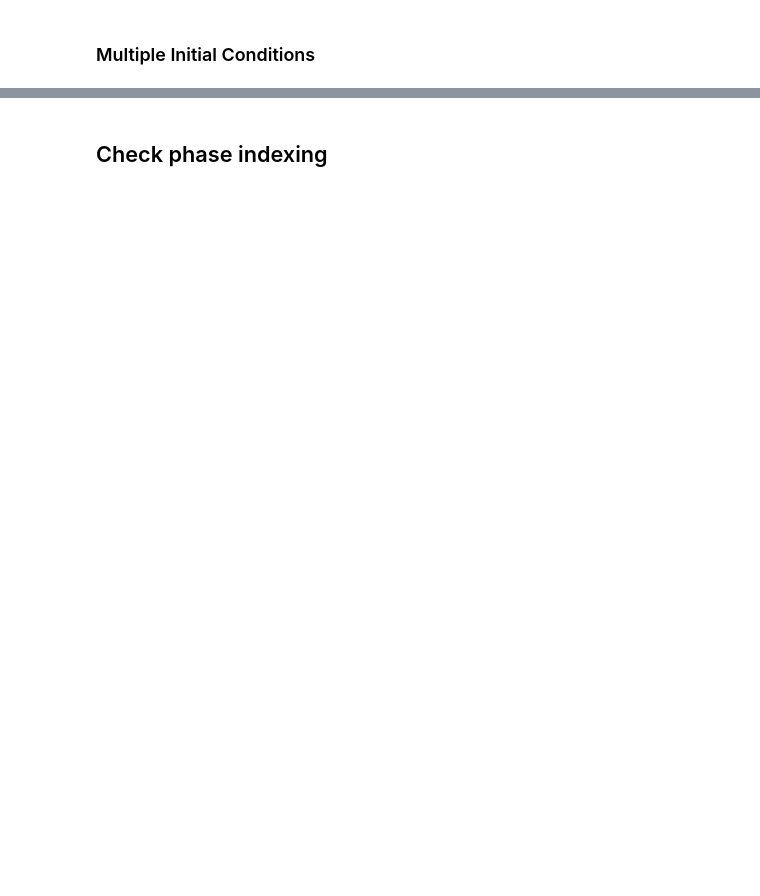
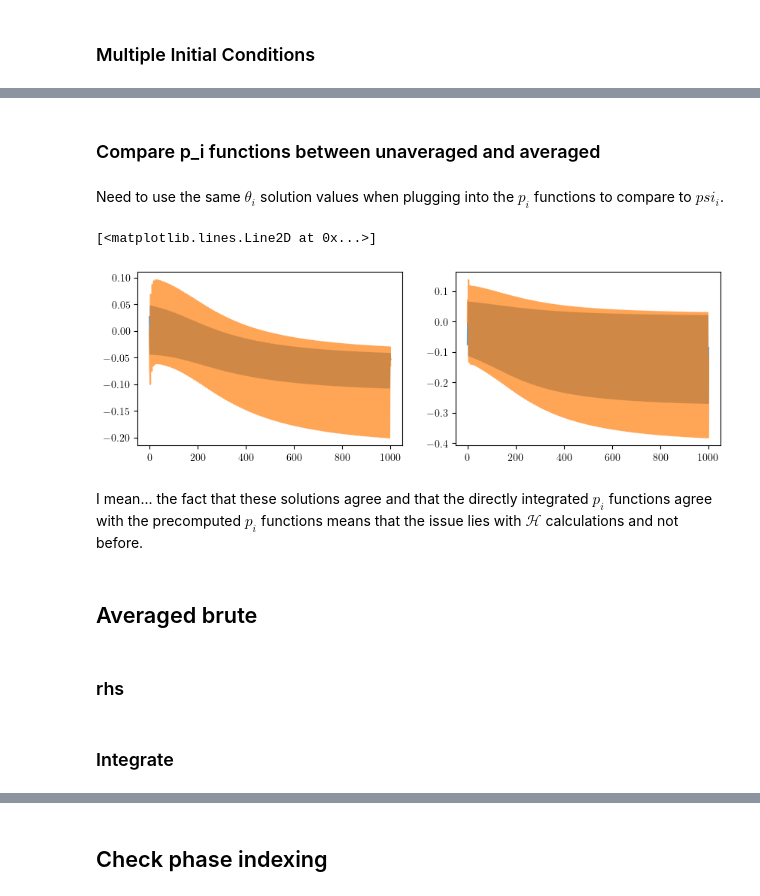
Before and after one commit to youngmp/nm, a Jupyter notebook: jupyter/run_gw2.ipynb, the cells around one changed output, grey strips where cells are left out. Saved outputs shown, nothing was run; the diff lists cells and outputs as text; code cells hidden in the pictures; blank space fills up the shorter version.

```diff
--- a/jupyter/run_gw2.ipynb
+++ b/jupyter/run_gw2.ipynb
@@ -515,0 +585,25 @@ plt.savefig('unave_blue_vs_full_black_vs_1d_red.png')
+# %% [markdown]
+### Compare p_i functions between unaveraged and averaged
+# %% [markdown]
+Need to use the same $\theta_i$ solution values when plugging into the $p_i$ functions to compare to $psi_i$.
+# %%
+tha_0 = out12_ua.y[0]; thb_0 = out12_ua.y[2]
+eps_0 = eps21
+psi_approx_a = eps_0*a12.system1.p['lam'][1](tha_0,thb_0) + eps_0**2*a12.system1.p['lam'][2](tha_0,thb_0) + eps_0**3*a12.system1.p['lam'][3](tha_0,thb_0)
+psi_approx_b = eps_0*a12.system2.p['lam'][1](tha_0,thb_0) + eps_0**2*a12.system2.p['lam'][2](tha_0,thb_0) + eps_0**3*a12.system1.p['lam'][3](tha_0,thb_0)
+# %%
+fig,axs = plt.subplots(1,2,figsize=(10,3))
+axs[0].plot(out12_ua.t,psi_approx_a,alpha=.7)
+axs[0].plot(out12_ua.t,out12_ua.y[1],alpha=.7)
+
+axs[1].plot(out12_ua.t,psi_approx_b,alpha=.7)
+axs[1].plot(out12_ua.t,out12_ua.y[3],alpha=.7)
+# %% [output]
+[<matplotlib.lines.Line2D at 0x...>]
+[figure, added]
+# %% [markdown]
+I mean... the fact that these solutions agree and that the directly integrated $p_i$ functions agree with the precomputed $p_i$ functions means that the issue lies with $\mathcal{H}$ calculations and not before.
+# %% [markdown]
+## Averaged brute
+# %% [markdown]
+### rhs
@@ -515,0 +637,2 @@ plt.savefig('unave_blue_vs_full_black_vs_1d_red.png')
+# %% [markdown]
+### Integrate
```
Also changed, not shown: parts of 41 cells of this notebook.
